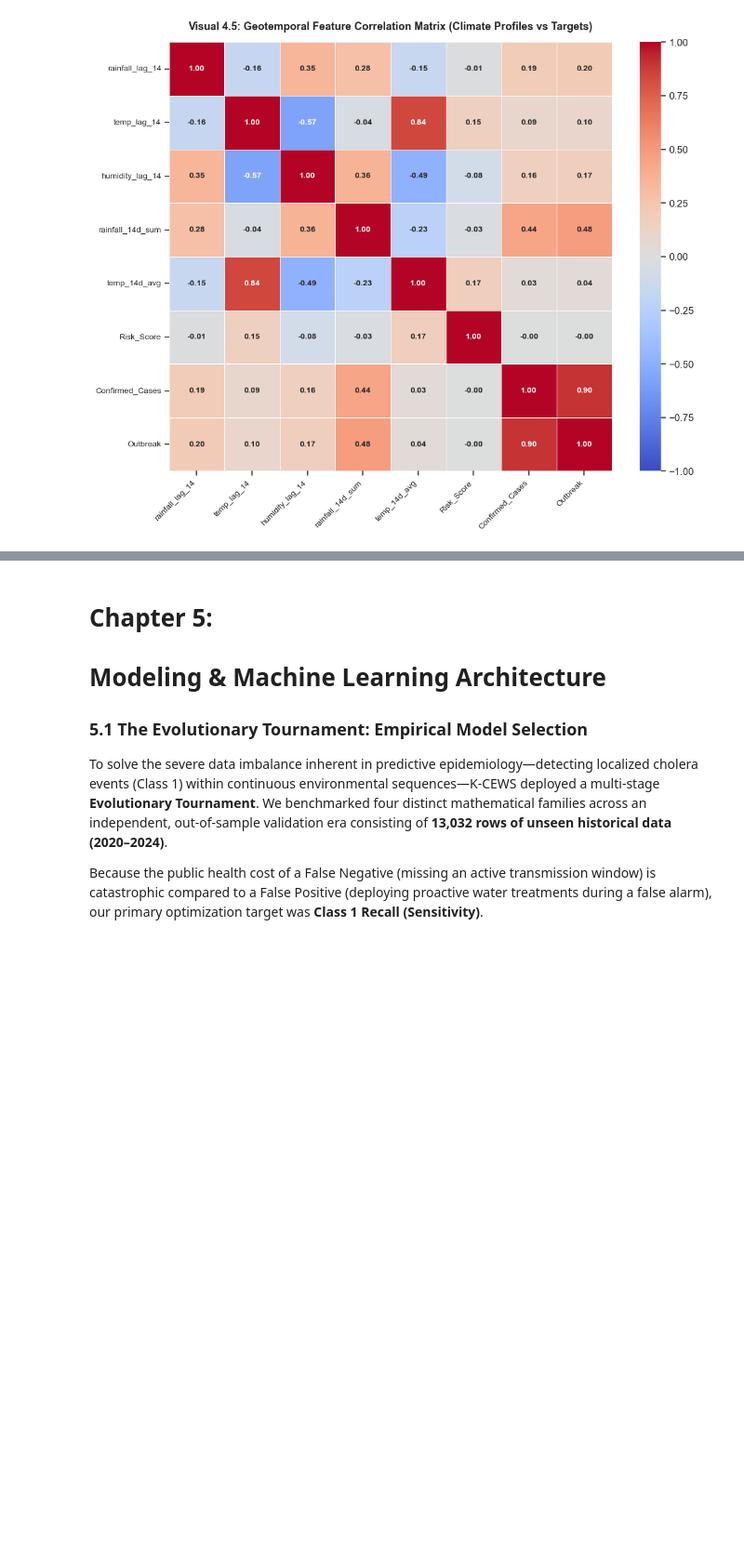
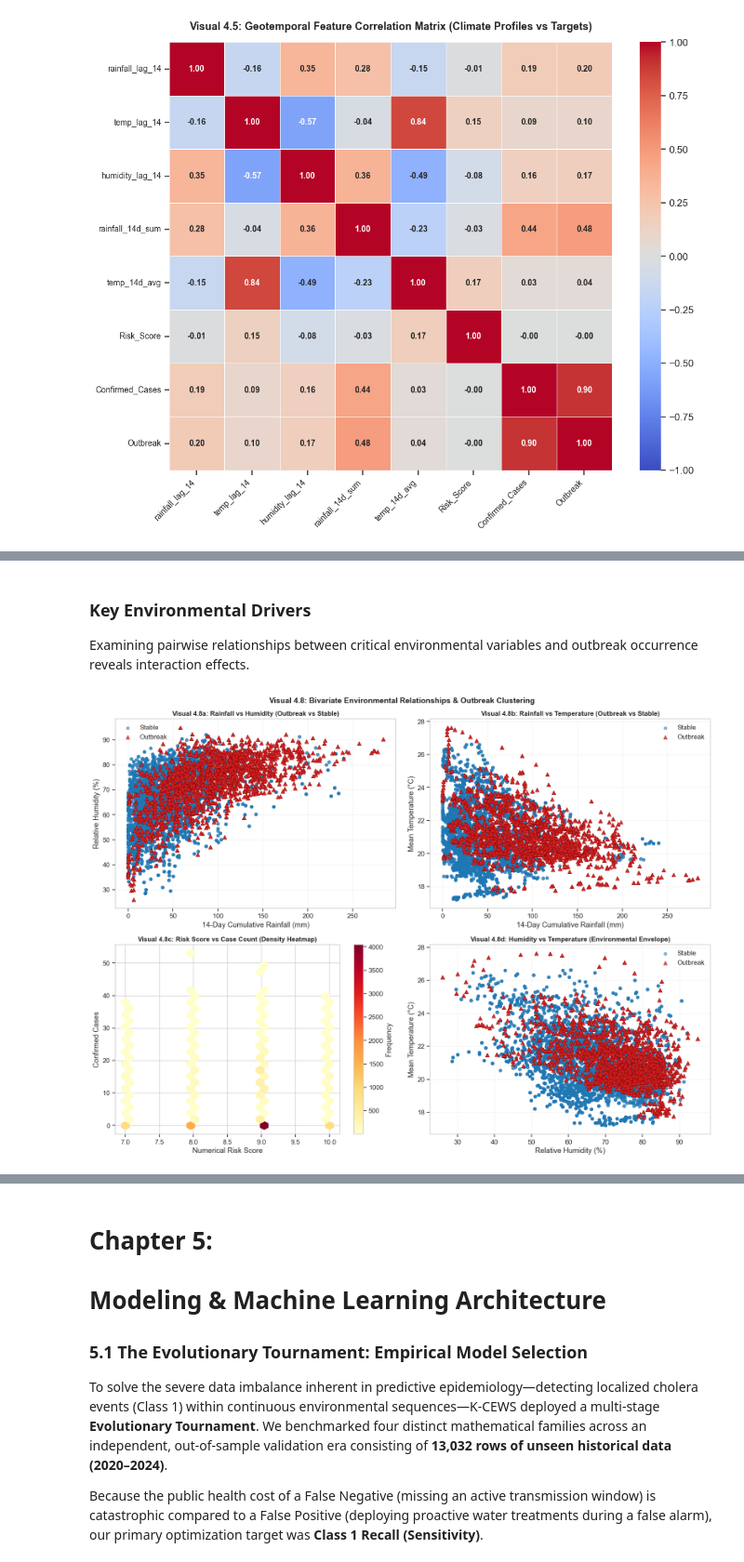
Before and after one commit to abelcholfavour/Kenya_Cholera_Early_Warning_System, a Jupyter notebook: K-CEWS.ipynb, the cells around one changed output, grey strips where cells are left out. Shown at 93% size. Drawn from its saved outputs; the diff is of its cells as text; code cells hidden in the pictures; blank space fills up the shorter version.

```diff
--- a/K-CEWS.ipynb
+++ b/K-CEWS.ipynb
@@ -661,0 +772,73 @@ plt.show()
+# %% [markdown]
+### Key Environmental Drivers
+Examining pairwise relationships between critical environmental variables and outbreak occurrence reveals interaction effects.
+# %%
+fig, axes = plt.subplots(2, 2, figsize=(16, 12))
+
+scatter1 = axes[0, 0].scatter(
+    df[df['Outbreak'] == 0]['rainfall_14d_sum'],
+    df[df['Outbreak'] == 0]['RH2M'],
+    alpha=0.5, s=30, c='#1f77b4', label='Stable'
+)
+scatter2 = axes[0, 0].scatter(
+    df[df['Outbreak'] == 1]['rainfall_14d_sum'],
+    df[df['Outbreak'] == 1]['RH2M'],
+    alpha=0.8, s=50, c='#d62728', marker='^', label='Outbreak',
+    edgecolors='darkred', linewidth=0.5
+)
+axes[0, 0].set_title('Rainfall vs Humidity (Outbreak vs Stable)', fontsize=12, fontweight='bold')
+axes[0, 0].set_xlabel('14-Day Cumulative Rainfall (mm)')
+axes[0, 0].set_ylabel('Relative Humidity (%)')
+axes[0, 0].legend()
+axes[0, 0].grid(True, linestyle='--', alpha=0.3)
+
+scatter3 = axes[0, 1].scatter(
+    df[df['Outbreak'] == 0]['rainfall_14d_sum'],
+    df[df['Outbreak'] == 0]['temp_14d_avg'],
+    alpha=0.5, s=30, c='#1f77b4', label='Stable'
+)
+scatter4 = axes[0, 1].scatter(
+    df[df['Outbreak'] == 1]['rainfall_14d_sum'],
+    df[df['Outbreak'] == 1]['temp_14d_avg'],
+    alpha=0.8, s=50, c='#d62728', marker='^', label='Outbreak',
+    edgecolors='darkred', linewidth=0.5
+)
+axes[0, 1].set_title('Rainfall vs Temperature (Outbreak vs Stable)', fontsize=12, fontweight='bold')
+axes[0, 1].set_xlabel('14-Day Cumulative Rainfall (mm)')
+axes[0, 1].set_ylabel('Mean Temperature (°C)')
+axes[0, 1].legend()
+axes[0, 1].grid(True, linestyle='--', alpha=0.3)
+
+hb = axes[1, 0].hexbin(
+    df['Risk_Score'],
+    df['Confirmed_Cases'],
+    gridsize=25,
+    cmap='YlOrRd',
+    mincnt=1
+)
+axes[1, 0].set_title('Risk Score vs Case Count (Density Heatmap)', fontsize=12, fontweight='bold')
+axes[1, 0].set_xlabel('Numerical Risk Score')
+axes[1, 0].set_ylabel('Confirmed Cases')
+plt.colorbar(hb, ax=axes[1, 0], label='Frequency')
+scatter5 = axes[1, 1].scatter(
+    df[df['Outbreak'] == 0]['RH2M'],
+    df[df['Outbreak'] == 0]['temp_14d_avg'],
+    alpha=0.5, s=30, c='#1f77b4', label='Stable'
+)
+scatter6 = axes[1, 1].scatter(
+    df[df['Outbreak'] == 1]['RH2M'],
+    df[df['Outbreak'] == 1]['temp_14d_avg'],
+    alpha=0.8, s=50, c='#d62728', marker='^', label='Outbreak',
+    edgecolors='darkred', linewidth=0.5
+)
+axes[1, 1].set_title('Humidity vs Temperature (Environmental Envelope)', fontsize=12, fontweight='bold')
+axes[1, 1].set_xlabel('Relative Humidity (%)')
+axes[1, 1].set_ylabel('Mean Temperature (°C)')
+axes[1, 1].legend()
+axes[1, 1].grid(True, linestyle='--', alpha=0.3)
+
+plt.suptitle('Bivariate Environmental Relationships & Outbreak Clustering', fontsize=14, fontweight='bold')
+plt.tight_layout()
+plt.show()
+# %% [output]
+[figure, added]
```
Also changed, not shown: parts of 13 cells of this notebook, 3 other files.
